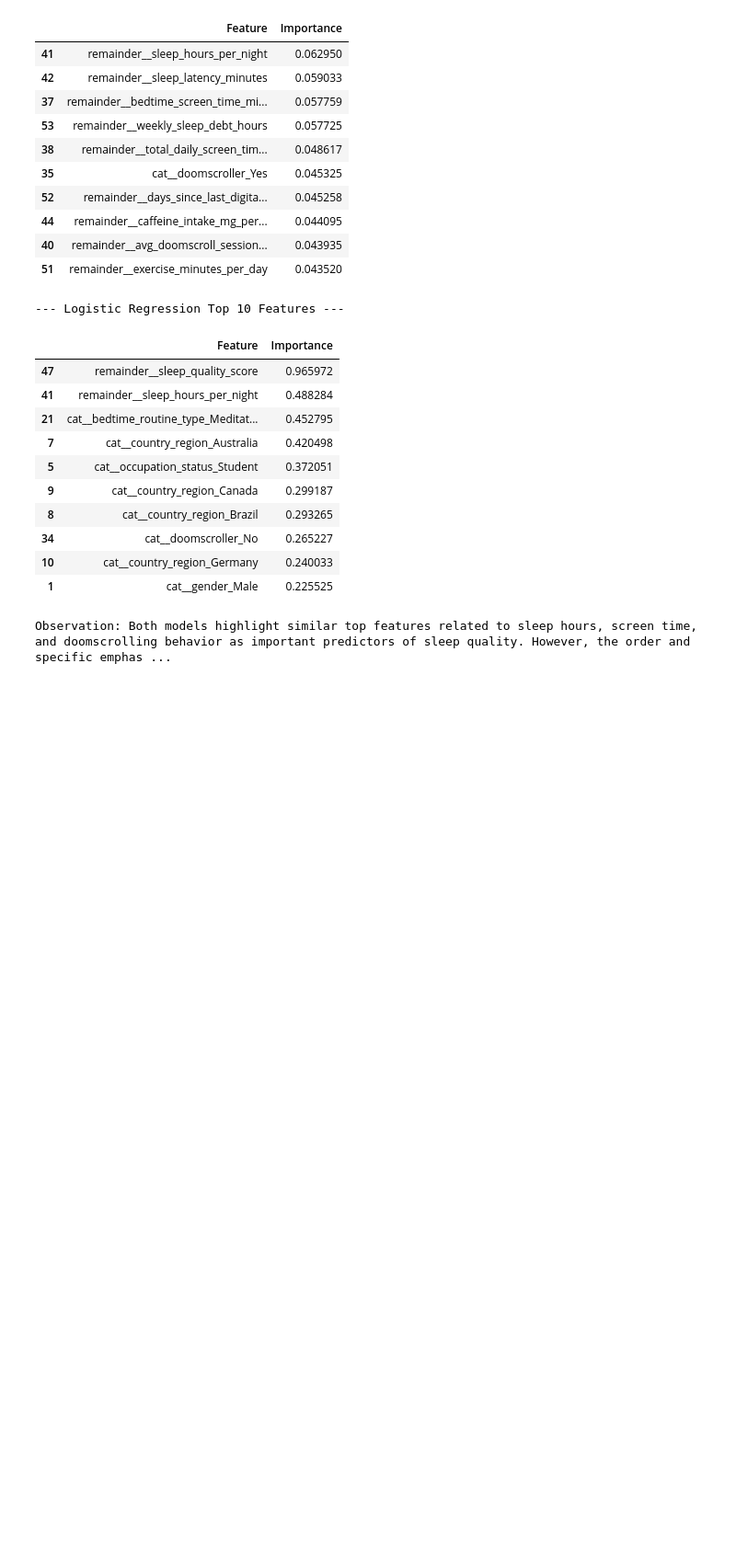
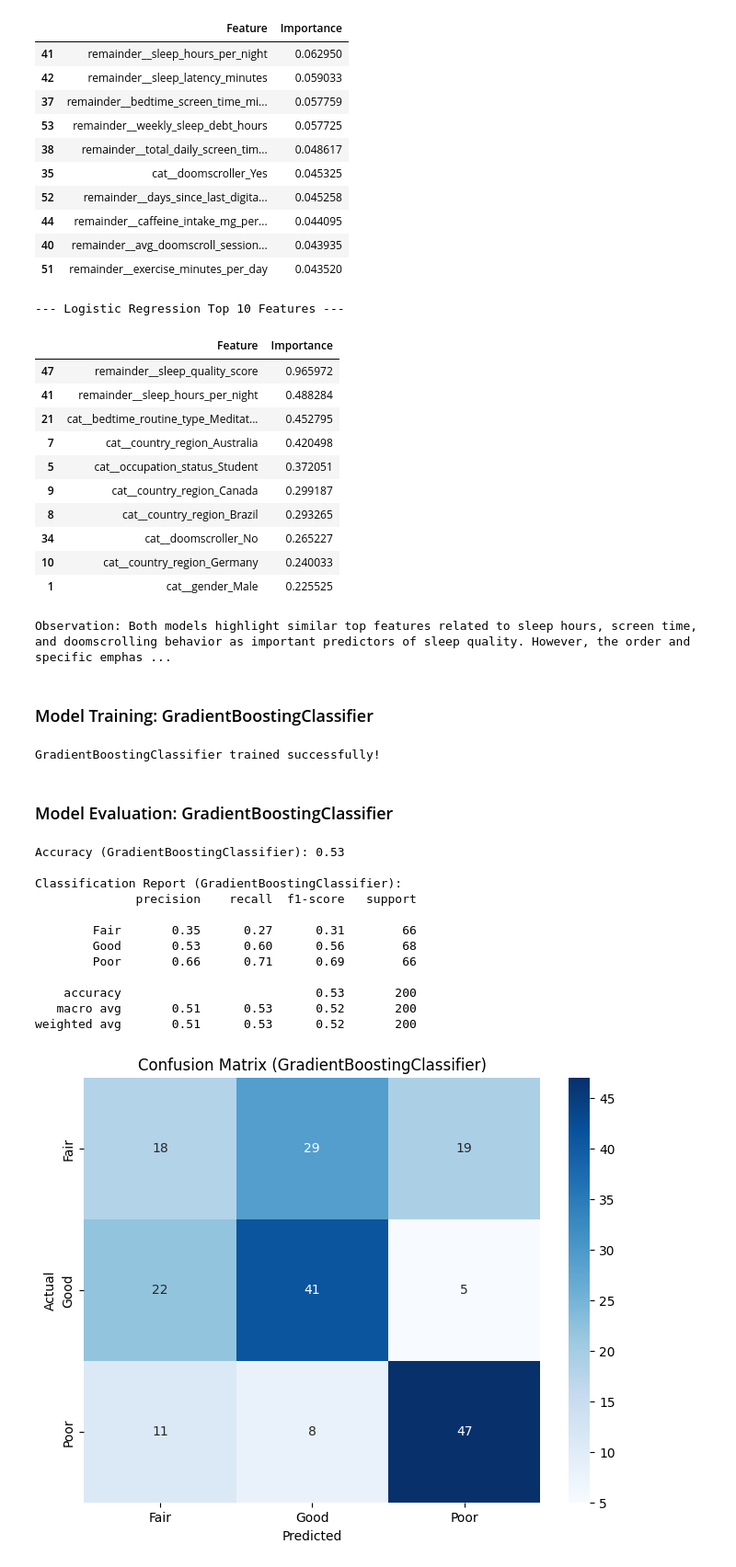
Before and after one commit to kxrrym03/Sleep-Doomscrolling-Habits, a Jupyter notebook: Sleep_&_Doomscrolling.ipynb, the cells around one changed output. Shown at 92% size. Drawn from its saved outputs; the diff is of its cells as text; code cells hidden in the pictures; blank space fills up the shorter version.

```diff
--- a/Sleep_&_Doomscrolling.ipynb
+++ b/Sleep_&_Doomscrolling.ipynb
@@ -619,3 +619,59 @@ print("\nObservation: Both models highlight similar top features related to slee
 | 10 | cat__country_region_Germany | 0.240033 |
 | 1 | cat__gender_Male | 0.225525 |
 Observation: Both models highlight similar top features related to sleep hours, screen time, and doomscrolling behavior as important predictors of sleep quality. However, the order and specific emphas ...
+# %% [markdown]
+### Model Training: GradientBoostingClassifier
+# %%
+from sklearn.ensemble import GradientBoostingClassifier
+
+# Create a pipeline with GradientBoostingClassifier
+gbc_pipeline = Pipeline(steps=[('preprocessor', preprocessor),
+                               ('classifier', GradientBoostingClassifier(random_state=42))])
+
+# Train the model
+gbc_pipeline.fit(X_train, y_train)
+
+print("GradientBoostingClassifier trained successfully!")
+# %% [output]
+GradientBoostingClassifier trained successfully!
+# %% [markdown]
+### Model Evaluation: GradientBoostingClassifier
+# %%
+from sklearn.metrics import accuracy_score, classification_report, confusion_matrix
+import matplotlib.pyplot as plt
+import seaborn as sns
+
+# Make predictions on the test set
+y_pred_gbc = gbc_pipeline.predict(X_test)
+
+# Evaluate the model
+accuracy_gbc = accuracy_score(y_test, y_pred_gbc)
+print(f"Accuracy (GradientBoostingClassifier): {accuracy_gbc:.2f}")
+
+print("\nClassification Report (GradientBoostingClassifier):")
+print(classification_report(y_test, y_pred_gbc))
+
+# Confusion Matrix
+cm_gbc = confusion_matrix(y_test, y_pred_gbc)
+plt.figure(figsize=(8, 6))
+sns.heatmap(cm_gbc, annot=True, fmt='d', cmap='Blues',
+            xticklabels=gbc_pipeline.classes_,
+            yticklabels=gbc_pipeline.classes_)
+plt.title('Confusion Matrix (GradientBoostingClassifier)')
+plt.xlabel('Predicted')
+plt.ylabel('Actual')
+plt.show()
+# %% [output]
+Accuracy (GradientBoostingClassifier): 0.53
+
+Classification Report (GradientBoostingClassifier):
+              precision    recall  f1-score   support
+
+        Fair       0.35      0.27      0.31        66
+        Good       0.53      0.60      0.56        68
+        Poor       0.66      0.71      0.69        66
+
+    accuracy                           0.53       200
+   macro avg       0.51      0.53      0.52       200
+weighted avg       0.51      0.53      0.52       200
+[figure, added]
```
Also changed, not shown: parts of 4 cells of this notebook.
